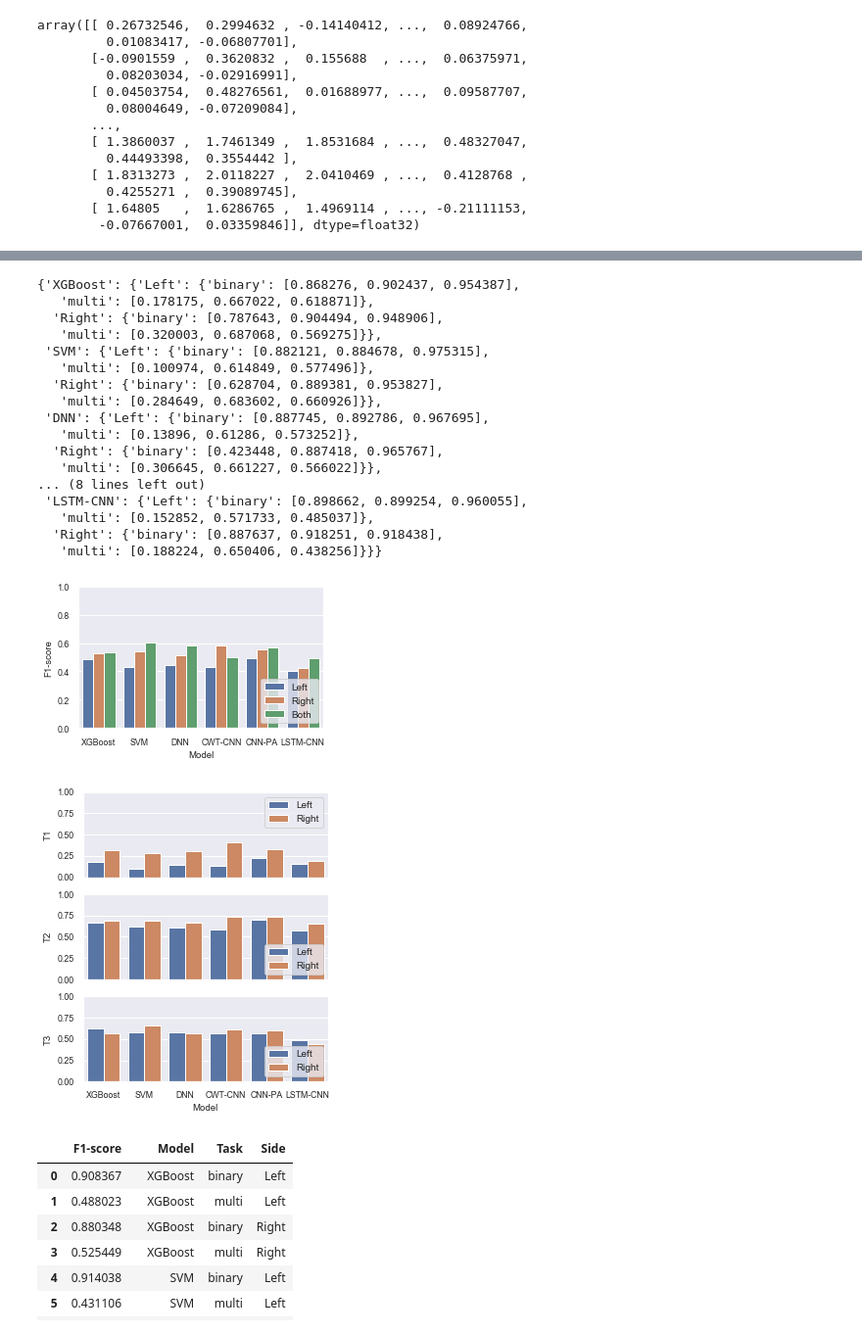
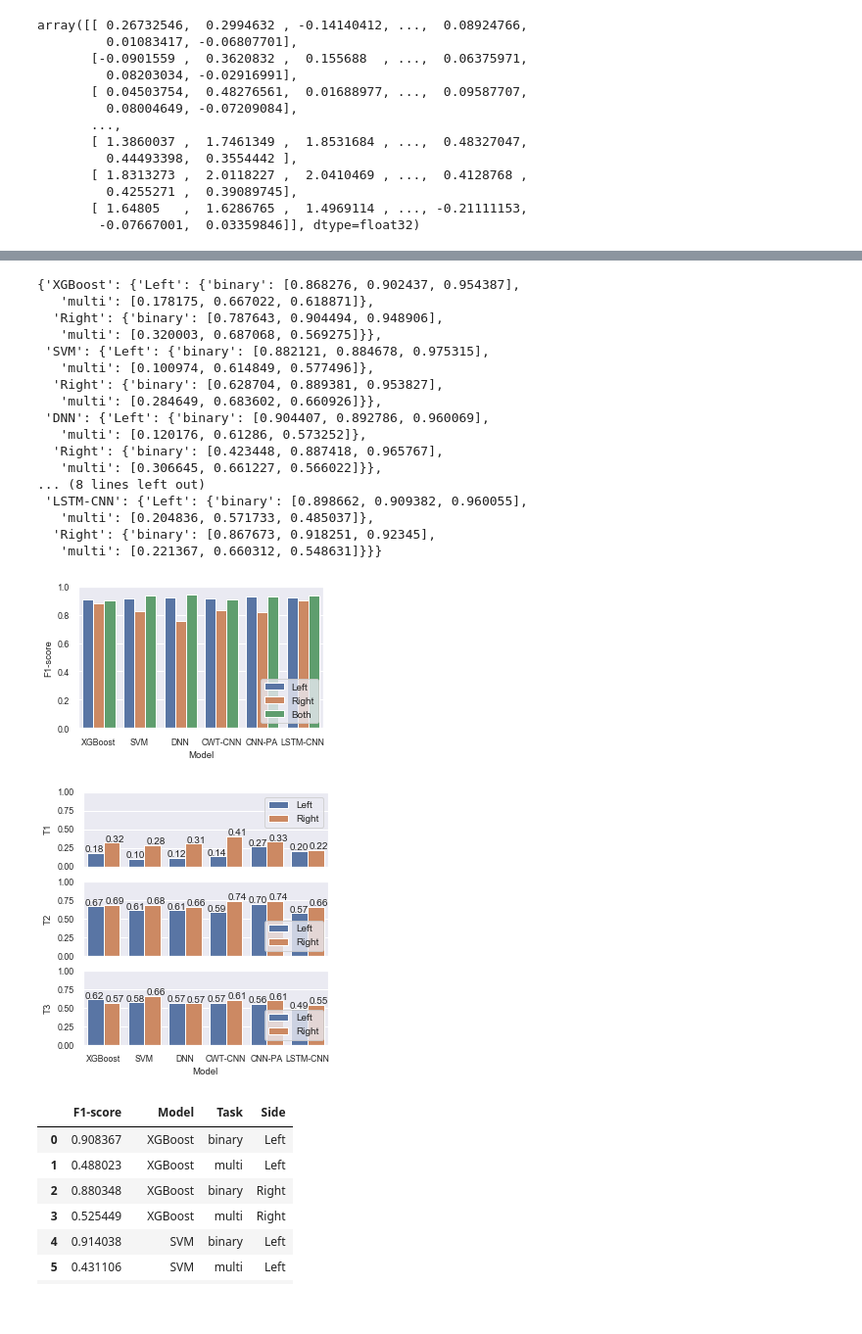
Before and after one commit to wuwenbo718/Master-Thesis, a Jupyter notebook: thesis_plot.ipynb, the cells around one changed output, grey strips where cells are left out. Shown at 98% size. Cells and saved outputs as stored; diff of their text form; code cells hidden in the pictures; blank space fills up the shorter version.

```diff
--- a/thesis_plot.ipynb
+++ b/thesis_plot.ipynb
@@ -492,10 +493,10 @@ array([[ 0.26732546,  0.2994632 , -0.14140412, ...,  0.08924766,
 # %%
 f1_all={'XGBoost':{'binary':[0.82758,0.911217,0.966691],'multi':[0.290339,0.724214,0.582538]}}
 f1_all['SVM']={'binary':[0.924647,0.900754,0.974556],'multi':[0.359325,0.73277,0.71121]}
-f1_all['DNN']={'binary':[0.939155,0.902934,0.978474],'multi':[0.373445,0.720586,0.66169]}
+f1_all['DNN']={'binary':[0.939155,0.902934,0.978474],'multi':[0.422539,0.717960,0.66169]}
 f1_all['CWT-CNN']={'binary':[0.872298,0.898577,0.960854],'multi':[0.219553,0.693864,0.595899]}
-f1_all['CNN-PA']={'binary':[0.92196,0.898089,0.984334],'multi':[0.351136,0.704221,0.65527]}
-f1_all['LSTM-CNN']={'binary':[0.946196,0.911056,0.978457],'multi':[0.24687,0.646001,0.589916]}
+f1_all['CNN-PA']={'binary':[0.906403,0.898089,0.976491],'multi':[0.351136,0.704221,0.608743]}
+f1_all['LSTM-CNN']={'binary':[0.935139,0.911056,0.960817],'multi':[0.226053,0.646001,0.602951]}
 # %%
 f1_pd=pd.DataFrame()
 for key in f1_all:
@@ -529,10 +530,10 @@ for ind,row in f1_pd.iterrows():
 cms={}
 cms['XGBoost']={'T1':[[0,13,0],[1,7,1],[5,32,34]],'T2':[[22,13,3],[11,42,1],[10,3,62]],'T3':[[33,41,16],[8,59,10],[13,15,56]]}
 cms['SVM']={'T1':[[3,10,0],[0,9,0],[4,42,25]],'T2':[[33,5,0],[22,32,0],[12,3,60]],'T3':[[53,12,25],[14,59,4],[14,4,66]]}
-cms['DNN']={'T1':[[1,9,3],[0,7,2],[3,25,43]],'T2':[[25,13,0],[16,36,2],[8,3,64]],'T3':[[39,16,35],[13,57,7],[6,6,72]]}
+cms['DNN']={'T1':[[3,7,3],[0,4,5],[8,13,50]],'T2':[[27,11,0],[20,34,0],[8,4,63]],'T3':[[39,16,35],[13,57,7],[6,6,72]]}
 cms['CWT-CNN']={'T1':[[1,12,0],[1,7,1],[16,38,17]],'T2':[[25,10,3],[21,33,0],[13,0,62]],'T3':[[27,31,32],[12,61,4],[18,1,65]]}
-cms['CNN-PA']={'T1':[[3,10,0],[0,8,1],[11,32,28]],'T2':[[9,18,11],[1,53,0],[2,1,72]],'T3':[[37,17,36],[17,54,6],[6,2,76]]}
-cms['LSTM-CNN']={'T1':[[1,12,0],[1,7,1],[24,27,20]],'T2':[[20,10,8],[13,40,1],[21,3,51]],'T3':[[20,31,39],[9,61,7],[5,3,76]]}
+cms['CNN-PA']={'T1':[[3,10,0],[0,8,1],[11,32,28]],'T2':[[9,18,11],[1,53,0],[2,1,72]],'T3':[[24,27,39],[10,59,8],[4,3,77]]}
+cms['LSTM-CNN']={'T1':[[7,6,0],[6,2,1],[40,16,15]],'T2':[[20,10,8],[13,40,1],[21,3,51]],'T3':[[20,31,39],[9,61,7],[5,3,76]]}
 # %%
 i=1
 plt.figure(figsize=(0.7*6.4,0.7*8.4))
@@ -562,10 +563,10 @@ for m in cms:
 # %%
 f1={'XGBoost':{'Left':{'binary':[0.868276,0.902437,0.954387],'multi':[0.178175,0.667022,0.618871]},'Right':{'binary':[0.787643,0.904494,0.948906],'multi':[0.320003,0.687068,0.569275]}}}
 f1['SVM']={'Left':{'binary':[0.882121,0.884678,0.975315],'multi':[0.100974,0.614849,0.577496]},'Right':{'binary':[0.628704,0.889381,0.953827],'multi':[0.284649,0.683602,0.660926]}}
-f1['DNN']={'Left':{'binary':[0.887745,0.892786,0.967695],'multi':[0.13896,0.61286,0.573252]},'Right':{'binary':[0.423448,0.887418,0.965767],'multi':[0.306645,0.661227,0.566022]}}
+f1['DNN']={'Left':{'binary':[0.904407,0.892786,0.960069],'multi':[0.120176,0.61286,0.573252]},'Right':{'binary':[0.423448,0.887418,0.965767],'multi':[0.306645,0.661227,0.566022]}}
 f1['CWT-CNN']={'Left':{'binary':[0.899151,0.890279,0.962019],'multi':[0.1375,0.589351,0.568335]},'Right':{'binary':[0.624598,0.905212,0.957459],'multi':[0.406058,0.737835,0.610994]}}
-f1['CNN-PA']={'Left':{'binary':[0.933974,0.889789,0.971456],'multi':[0.221344,0.696344,0.568569]},'Right':{'binary':[0.649906,0.897336,0.946986],'multi':[0.333648,0.735097,0.605698]}}
-f1['LSTM-CNN']={'Left':{'binary':[0.898662,0.899254,0.960055],'multi':[0.152852,0.571733,0.485037]},'Right':{'binary':[0.887637,0.918251,0.918438],'multi':[0.188224,0.650406,0.438256]}}
+f1['CNN-PA']={'Left':{'binary':[0.933974,0.889789,0.963845],'multi':[0.265359,0.696344,0.555220]},'Right':{'binary':[0.641809,0.873786,0.946986],'multi':[0.333648,0.735097,0.605698]}}
+f1['LSTM-CNN']={'Left':{'binary':[0.898662,0.909382,0.960055],'multi':[0.204836,0.571733,0.485037]},'Right':{'binary':[0.867673,0.918251,0.923450],'multi':[0.221367,0.660312,0.548631]}}
 # %%
 f1
 # %% [output]
@@ -577,15 +578,15 @@ f1
    'multi': [0.100974, 0.614849, 0.577496]},
   'Right': {'binary': [0.628704, 0.889381, 0.953827],
    'multi': [0.284649, 0.683602, 0.660926]}},
- 'DNN': {'Left': {'binary': [0.887745, 0.892786, 0.967695],
-   'multi': [0.13896, 0.61286, 0.573252]},
+ 'DNN': {'Left': {'binary': [0.904407, 0.892786, 0.960069],
+   'multi': [0.120176, 0.61286, 0.573252]},
   'Right': {'binary': [0.423448, 0.887418, 0.965767],
    'multi': [0.306645, 0.661227, 0.566022]}},
 ... (8 lines left out)
- 'LSTM-CNN': {'Left': {'binary': [0.898662, 0.899254, 0.960055],
-   'multi': [0.152852, 0.571733, 0.485037]},
-  'Right': {'binary': [0.887637, 0.918251, 0.918438],
-   'multi': [0.188224, 0.650406, 0.438256]}}}
+ 'LSTM-CNN': {'Left': {'binary': [0.898662, 0.909382, 0.960055],
+   'multi': [0.204836, 0.571733, 0.485037]},
+  'Right': {'binary': [0.867673, 0.918251, 0.92345],
+   'multi': [0.221367, 0.660312, 0.548631]}}}
 # %%
 f1_lr_pd=pd.DataFrame()
 for key in f1:
@@ -595,7 +596,7 @@ for key in f1:
             f1_lr_pd=pd.concat([f1_lr_pd,temp],ignore_index=True)
 f1_lr_pd=pd.concat([f1_lr_pd,f1_pd],ignore_index=True)
 # %%
-indf=f1_lr_pd.Task=='multi'
+indf=f1_lr_pd.Task=='binary'
 plt.figure(figsize=(0.7*6.4,0.7*3.8))
 g=sns.barplot(x='Model',y='F1-score',hue='Side',data=f1_lr_pd.loc[indf,:])
 plt.ylim((0,1))
@@ -609,7 +610,7 @@ i=0
 #     i+=1
 # plt.savefig('./pic/thesis/result side b.pdf',dpi=600,format='pdf', bbox_inches='tight')
 # %% [output]
-[figure, old version]
+[figure, new version]
 # %%
 f1_lr_pd2=pd.DataFrame()
 for key in f1:
@@ -619,28 +620,28 @@ for key in f1:
             f1_lr_pd2=pd.concat([f1_lr_pd2,temp],ignore_index=True)
 # %%
 indf=f1_lr_pd2.Task=='multi'
-plt.figure(figsize=(0.7*6.4,0.8*6.8))
+plt.figure(figsize=(0.7*6.4,0.7*6.8))
 for i,t in enumerate(['T1','T2','T3']):
     plt.subplot(3,1,i+1)
     g=sns.barplot(x='Model',y=t,hue='Side',data=f1_lr_pd2.loc[indf,:])
     plt.ylim((0,1))
     if i==0:
         plt.legend(loc='upper right',fontsize=10)
     else:
         plt.legend(loc='lower right',fontsize=10)
     if i!=2:
         plt.xticks([])
         plt.xlabel('')
-#     j=0
-#     for ind,row in f1_lr_pd2.loc[indf,:].iterrows():
-#         if j%2==0:
-#             g.text((j//2)-0.45,row[t]+0.01,'%0.2f'%row[t],fontsize=10)
-#         else:
-#             g.text((j//2)+0.05,row[t]+0.01,('%0.2f'%row[t]),fontsize=10)
-#         j+=1
+    j=0
+    for ind,row in f1_lr_pd2.loc[indf,:].iterrows():
+        if j%2==0:
+            g.text((j//2)-0.45,row[t]+0.01,'%0.2f'%row[t],fontsize=10)
+        else:
+            g.text((j//2)+0.05,row[t]+0.01,('%0.2f'%row[t]),fontsize=10)
+        j+=1
 # plt.savefig('./pic/thesis/result lr m.pdf',dpi=600,format='pdf', bbox_inches='tight')
 # %% [output]
-[figure, old version]
+[figure, new version]
 # %%
 f1_lr_pd
 # %% [output]
```
Also changed, not shown: parts of 13 cells of this notebook, 23 other files.
